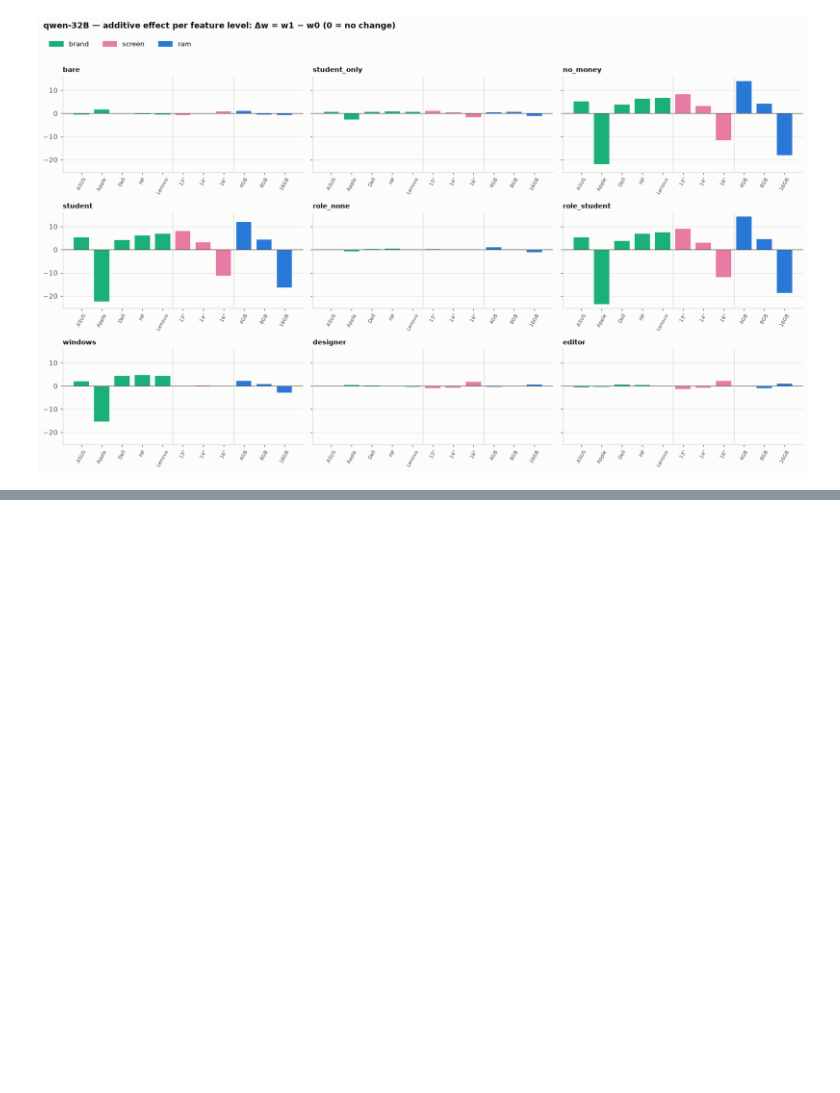
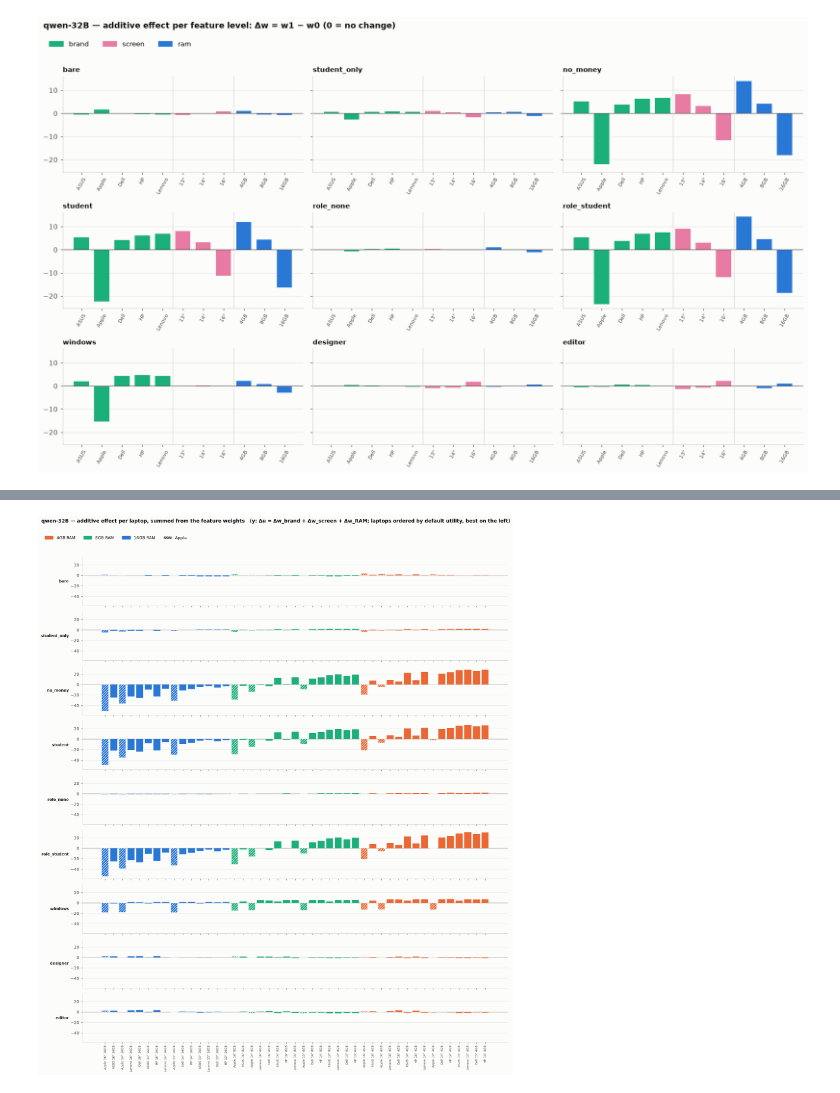
Before and after one commit to lotanamit5/WhatDoLLMsWant, a Jupyter notebook: Notebooks/context_effect.ipynb, the cells around one changed output, grey strips where cells are left out. Cells and saved outputs as stored; diff of their text form; code cells hidden in the pictures; blank space fills up the shorter version.

```diff
--- a/Notebooks/context_effect.ipynb
+++ b/Notebooks/context_effect.ipynb
@@ -535,19 +272,22 @@ plt.show()
 # %%
-# ---- B3 / B4: per laptop, laptops ordered by default utility (best on the left)
+# ---- B3: per laptop, laptops ordered by default utility (best on the left)
 u0 = U[m + ("default",)]
 order = np.argsort(-u0)
 labels = [f"{LAPTOPS[k][0]} {LAPTOPS[k][1].replace('-inch', '\"')} {LAPTOPS[k][2]}" for k in order]
 lap_cols = [RAM_COLOR[LAPTOPS[k][2]] for k in order]
 apple = [LAPTOPS[k][0] == "Apple" for k in order]
-small = np.abs(u0[order]) < 0.2 * np.abs(u0).max()                 # u0 ~ 0: the ratio is unstable
 
 
-def laptop_bars(values, ylabel, title, fname, ref, ylim=None, grey=None):
+def laptop_bars(values, ylabel, title, fname, ref, ylim=None, ordr=None):
+    """values(ctx) must return the 45 values already in `ordr` (default: the Borda order)."""
+    ordr = order if ordr is None else ordr
+    labels = [f"{LAPTOPS[k][0]} {LAPTOPS[k][1].replace('-inch', '"')} {LAPTOPS[k][2]}" for k in ordr]
+    lap_cols = [RAM_COLOR[LAPTOPS[k][2]] for k in ordr]
+    apple = [LAPTOPS[k][0] == "Apple" for k in ordr]
     fig, axes = plt.subplots(len(ctxs), 1, figsize=(16, 1.9 * len(ctxs) + 1.2), sharex=True, sharey=True)
     for ax, ctx in zip(axes, ctxs):
         v = values(ctx)
-        cols = ["#c9c8c3" if (grey is not None and grey[i]) else c for i, c in enumerate(lap_cols)]
-        bars = ax.bar(range(45), v, color=cols, width=0.8, zorder=2)
+        bars = ax.bar(range(45), v, color=lap_cols, width=0.8, zorder=2)
         for b, a in zip(bars, apple):
             if a:
                 b.set_hatch("////"); b.set_edgecolor(SURFACE)
@@ -559,8 +299,6 @@ def laptop_bars(values, ylabel, title, fname, ref, ylim=None, grey=None):
     axes[-1].set_xticks(range(45), labels, rotation=90, fontsize=7)
     hs = [plt.Rectangle((0, 0), 1, 1, color=c, label=f"{r} RAM") for r, c in RAM_COLOR.items()]
     hs.append(plt.Rectangle((0, 0), 1, 1, facecolor=INK_MUTED, hatch="////", edgecolor=SURFACE, label="Apple"))
-    if grey is not None:
-        hs.append(plt.Rectangle((0, 0), 1, 1, color="#c9c8c3", label="u0 ≈ 0: ratio unstable"))
     fig.legend(handles=hs, loc="upper left", ncol=len(hs), frameon=False, bbox_to_anchor=(0.01, 1.0))
     fig.suptitle(title + f"   (y: {ylabel}; laptops ordered by default utility, best on the left)", x=0.01, y=1.025,
                  ha="left", fontweight="bold")
@@ -571,8 +309,5 @@ def laptop_bars(values, ylabel, title, fname, ref, ylim=None, grey=None):
 
 laptop_bars(lambda c: (U[m + (c,)] - u0)[order], "Δu, Borda log-odds",
             f"{mname} — additive effect per laptop: Δu = u1 − u0", f"B3_laptop_additive_{mname}.png", ref=0)
-laptop_bars(lambda c: np.clip((U[m + (c,)] / u0)[order], -3, 3), "u1 / u0, clipped at ±3",
-            f"{mname} — multiplicative effect per laptop: u1 / u0", f"B4_laptop_multiplicative_{mname}.png",
-            ref=1, ylim=(-3.2, 3.2), grey=small)
 # %% [output]
 [figure]
@@ -579,0 +322,10 @@ laptop_bars(lambda c: np.clip((U[m + (c,)] / u0)[order], -3, 3), "u1 / u0, clipp
+# %%
+IND = np.array([[1.0 if (f == "brand" and l[0] == lvl) or (f == "screen" and l[1] == lvl) or (f == "ram" and l[2] == lvl)
+                 else 0.0 for f, lvl in LV] for l in LAPTOPS])          # 45 x 11: which levels each laptop has
+ua0 = IND @ W[m + ("default",)]
+order_add = np.argsort(-ua0)
+laptop_bars(lambda c: (IND @ (W[m + (c,)] - W[m + ("default",)]))[order_add], "Δu = Δw_brand + Δw_screen + Δw_RAM",
+            f"{mname} — additive effect per laptop, summed from the feature weights",
+            f"B5_laptop_additive_from_features_{mname}.png", ref=0, ordr=order_add)
+# %% [output]
+[figure, added]
```
Also changed, not shown: parts of 22 cells of this notebook, 30 other files.
